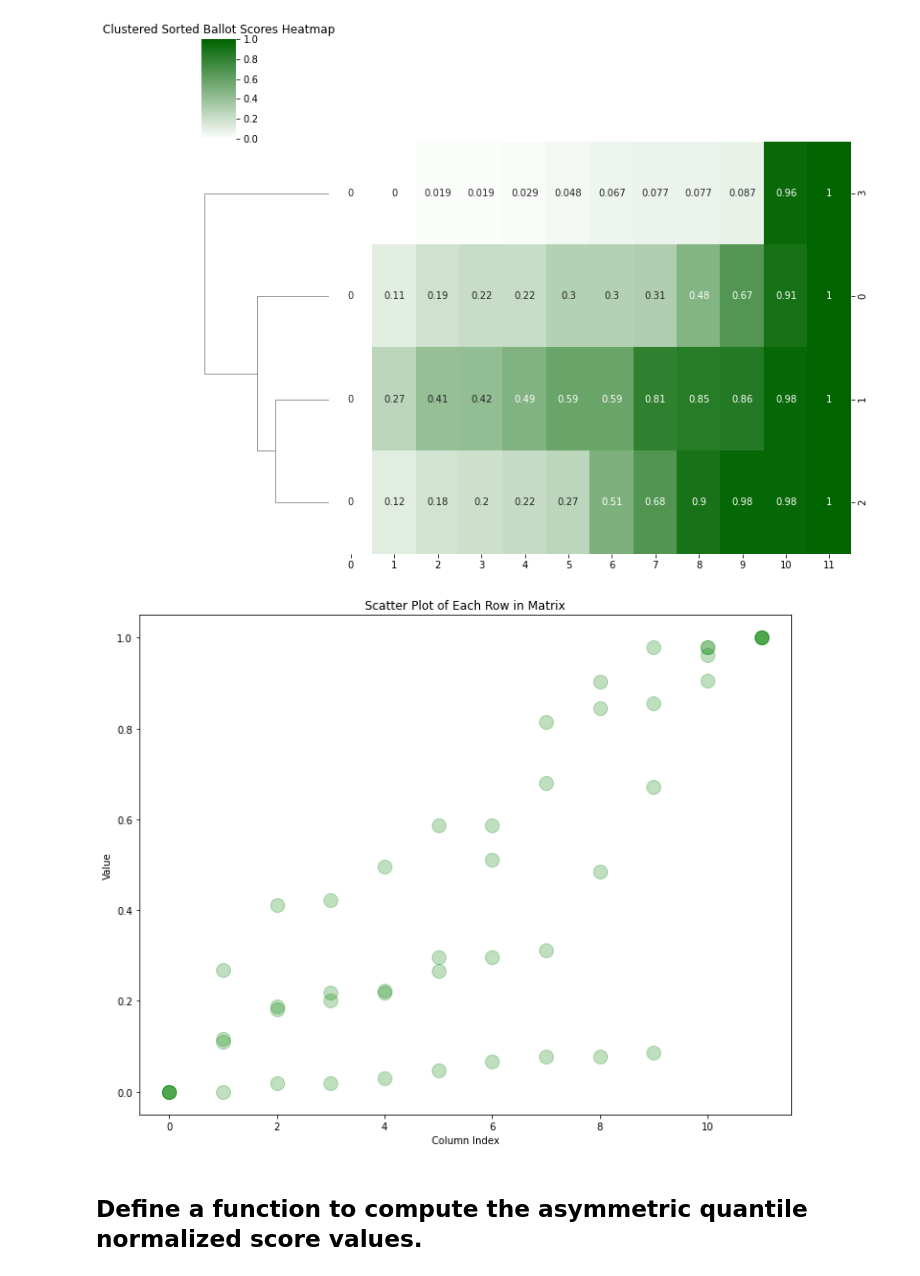
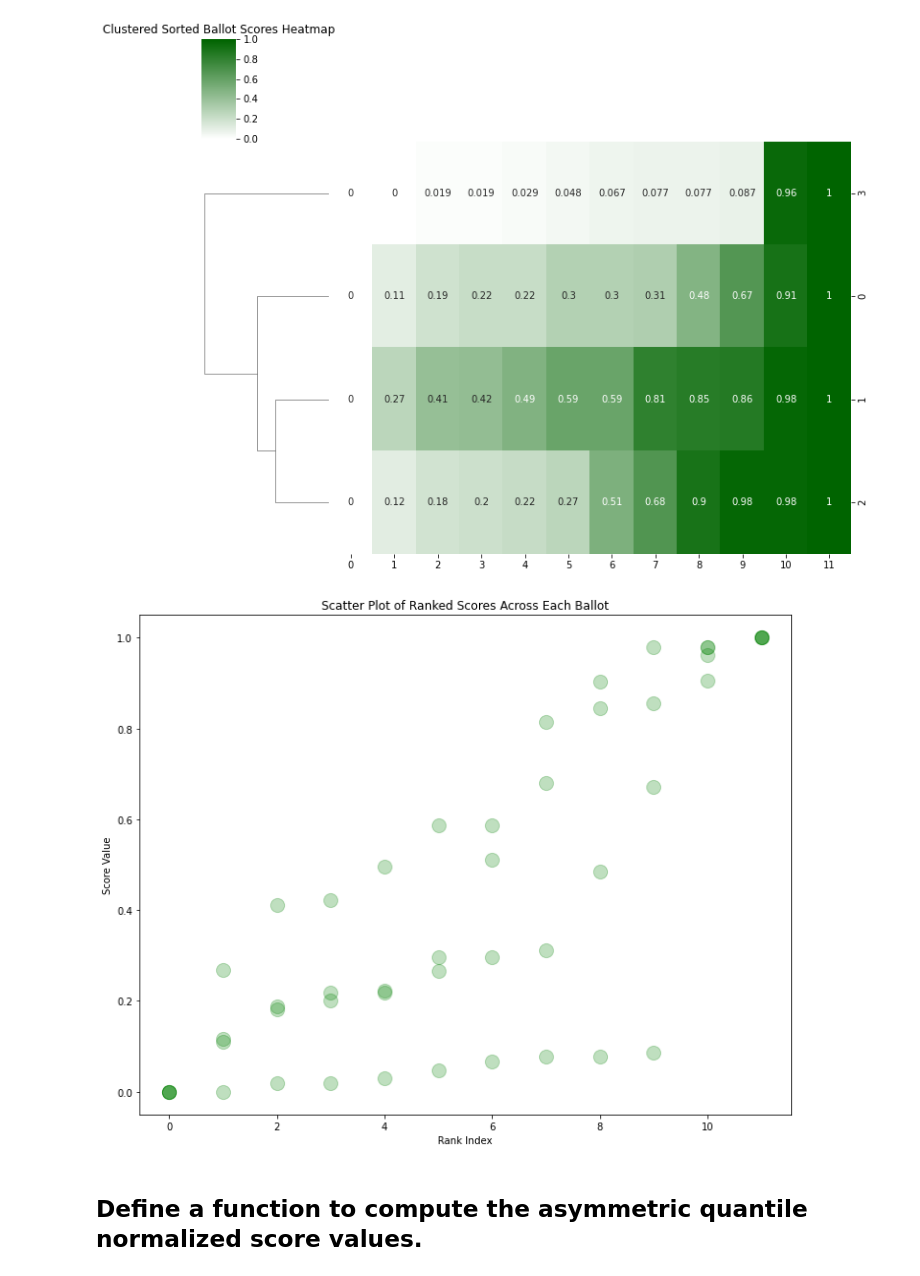
Before and after one commit to cfrankston728/symmetric_quantile-normalized_score, a Jupyter notebook: voting_explorer.ipynb, the cells around one changed output. Cells and saved outputs as stored; diff of their text form; code cells hidden in the pictures.

```diff
--- a/voting_explorer.ipynb
+++ b/voting_explorer.ipynb
@@ -117,24 +117,24 @@ plt.show()
 # %%
 # Generate a scatter plot
 n_rows, n_cols = sorted_affine_projected_score_matrix.shape
 plt.figure(figsize=(10, 8))
 
 for i in range(n_rows):
     # Create x values based on the index of columns
     x_values = np.arange(n_cols)
     # Extract y values directly from the matrix
     y_values = sorted_affine_projected_score_matrix[i, :]
 
     # Plot each row's points with jitter on the scatter plot
     plt.scatter(x_values, y_values, alpha=0.25, c='green', s=200)
 
-plt.title('Scatter Plot of Each Row in Matrix')
-plt.xlabel('Column Index')
-plt.ylabel('Value')
+plt.title('Scatter Plot of Ranked Scores Across Each Ballot')
+plt.xlabel('Rank Index')
+plt.ylabel('Score Value')
 plt.tight_layout()  # Adjust the layout to make room for the legend
 plt.show()
 # %% [output]
-[figure, old version]
+[figure, new version]
 # %% [markdown]
 ## Define a function to compute the asymmetric quantile normalized score values.
 # %%
```
Also changed, not shown: parts of 1 cell of this notebook, 2 other files.
